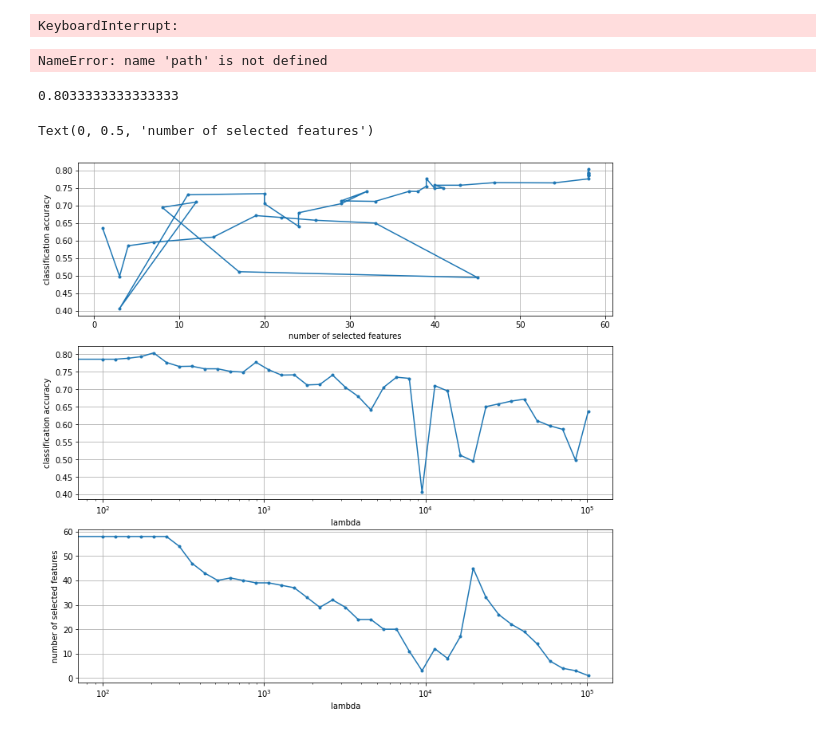
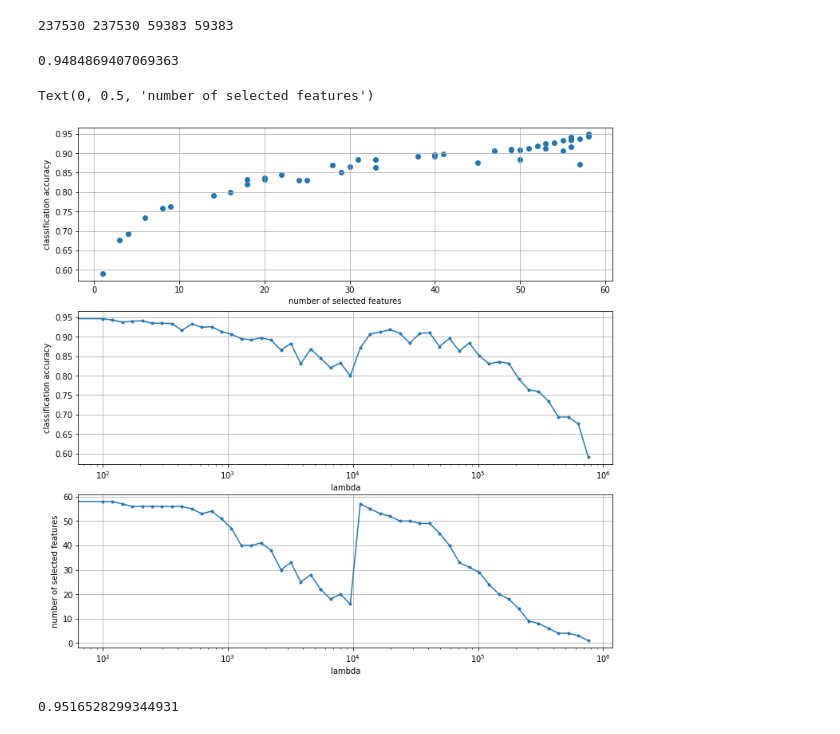
Before and after one commit to wzhang2022/stat195project, a Jupyter notebook: cnn_test.ipynb, the cells around one changed output. Saved outputs shown, nothing was run; the diff lists cells and outputs as text; code cells hidden in the pictures.

Commit message:
update experimentation and confirm lassonet working

```diff
--- a/cnn_test.ipynb
+++ b/cnn_test.ipynb
@@ -18,6 +18,7 @@ R1_TILE21_WT_SEQ = 'DEEEIRTTNPVATEQYGSVSTNLQRGNR'
 from sklearn.model_selection import train_test_split
 from residue_encoding import ResidueIdentityEncoder
 from mutation_encoding import MutationSequenceEncoder
+from tqdm import tqdm
 from aav.util import config
 
 
@@ -31,7 +32,7 @@ mutation_encoder = MutationSequenceEncoder(
     ResidueIdentityEncoder(config.RESIDUES),
     config.R1_TILE21_WT_SEQ
 )
-for i, row in df.iterrows():
+for i, row in tqdm(df.iterrows()):
     seq = row['sequence']
     np_seq = mutation_encoder.encode(seq).astype(np.float32)
     sequences.append(np_seq.reshape(1, -1))
@@ -41,13 +42,13 @@ train_set, test_set = train_test_split(df, test_size=0.2)
 X_train, y_train = sequences[train_set.index.values], train_set['is_viable'].values
 X_test, y_test = sequences[test_set.index.values], test_set['is_viable'].values
 print(len(X_train), len(y_train), len(X_test), len(y_test))
+# %% [output]
+237530 237530 59383 59383
 # %%
 from aav.stat195_pytorch_work.torch_cnn_lassonet import CNNLassoNetClassifier
 
-clf_logistic = CNNLassoNetClassifier(M=300)
-path = clf_logistic.path(X_train, y_train)
+clf_cnn_lass = CNNLassoNetClassifier(M=300, batch_size=512, n_iters=(30, 10))
+path = clf_cnn_lasso.path(X_train, y_train)
-# %% [output]
-KeyboardInterrupt:
 # %%
 from sklearn.metrics import accuracy_score
 import matplotlib.pyplot as plt
@@ -57,44 +58,47 @@ accuracy = []
 lambda_ = []
 
 for save in path:
-    clf_logistic.load(save.state_dict)
-    y_pred = clf_logistic.predict(X_test)
+    clf_cnn_lasso.load(save.state_dict)
+    y_pred = clf_cnn_lasso.predict(X_test)
     # print(y_pred)
     n_selected.append(save.selected.sum())
     accuracy.append(accuracy_score(y_test, y_pred))
     lambda_.append(save.lambda_)
-# %% [output]
-NameError: name 'path' is not defined
 # %%
 print(max(accuracy))
 # %% [output]
-0.8033333333333333
+0.9484869407069363
 # %%
 fig = plt.figure(figsize=(12, 12))
 
 plt.subplot(311)
 plt.grid(True)
-plt.plot(n_selected, accuracy, ".-")
+plt.scatter(list(map(lambda x: x.item(), n_selected)), accuracy)
 plt.xlabel("number of selected features")
 plt.ylabel("classification accuracy")
 
 plt.subplot(312)
 plt.grid(True)
 plt.plot(lambda_, accuracy, ".-")
 plt.xlabel("lambda")
 plt.xscale("log")
 plt.ylabel("classification accuracy")
 
 plt.subplot(313)
 plt.grid(True)
 plt.plot(lambda_, n_selected, ".-")
 plt.xlabel("lambda")
 plt.xscale("log")
 plt.ylabel("number of selected features")
 # %% [output]
 Text(0, 0.5, 'number of selected features')
-[figure, old version]
+[figure, new version]
 # %%
 from aav.stat195_pytorch_work.torch_cnn_lassonet import CNNModel
-clf_logistic_standard = CNNModel(True)
-clf_logistic_standard.path(X_train, y_train)
+clf_cnn_standard = CNNModel(True)
+clf_cnn_standard.path(X_train, y_train)
+from sklearn.metrics import accuracy_score
+y_pred = clf_cnn_standard.predict(X_test)
+accuracy_score(y_test, y_pred)
+# %% [output]
+0.9516528299344931
```
Also changed, not shown: parts of 3 cells of this notebook, 2 other files.
